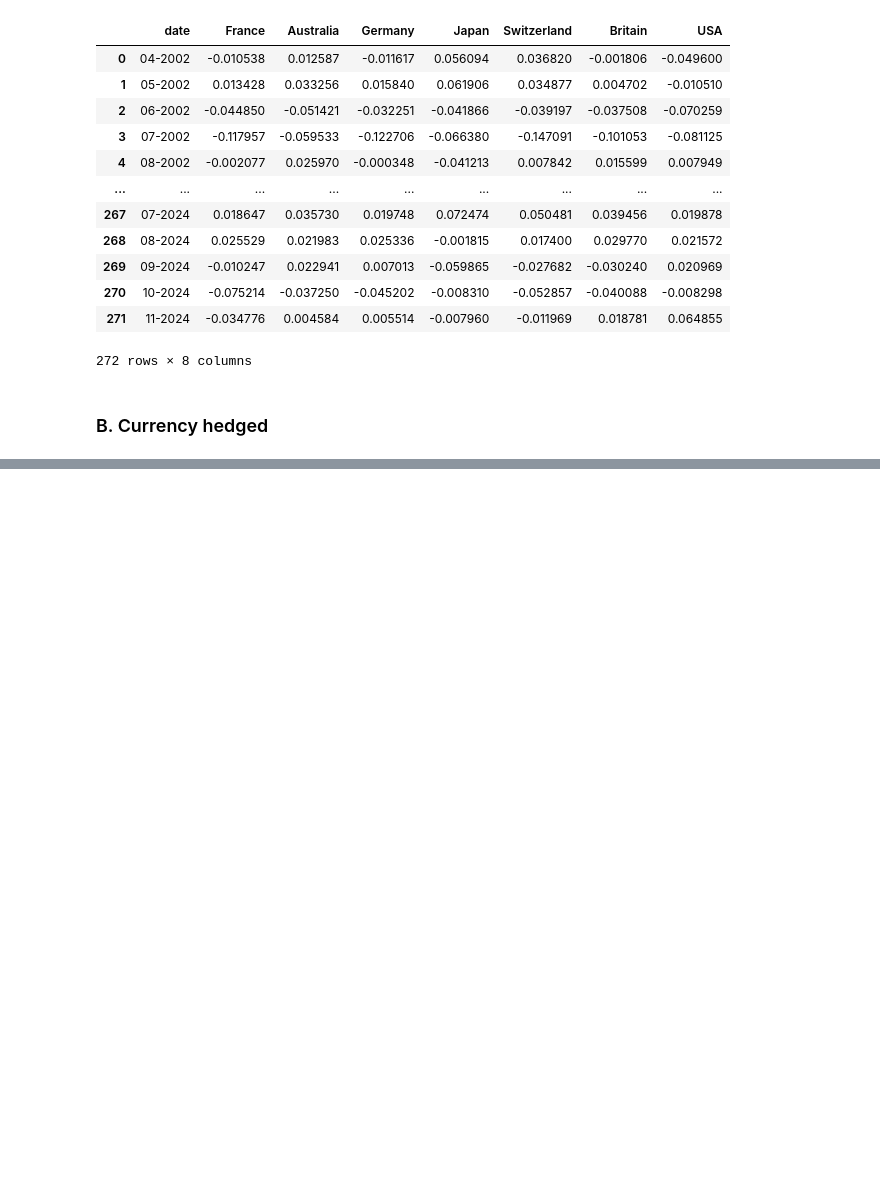
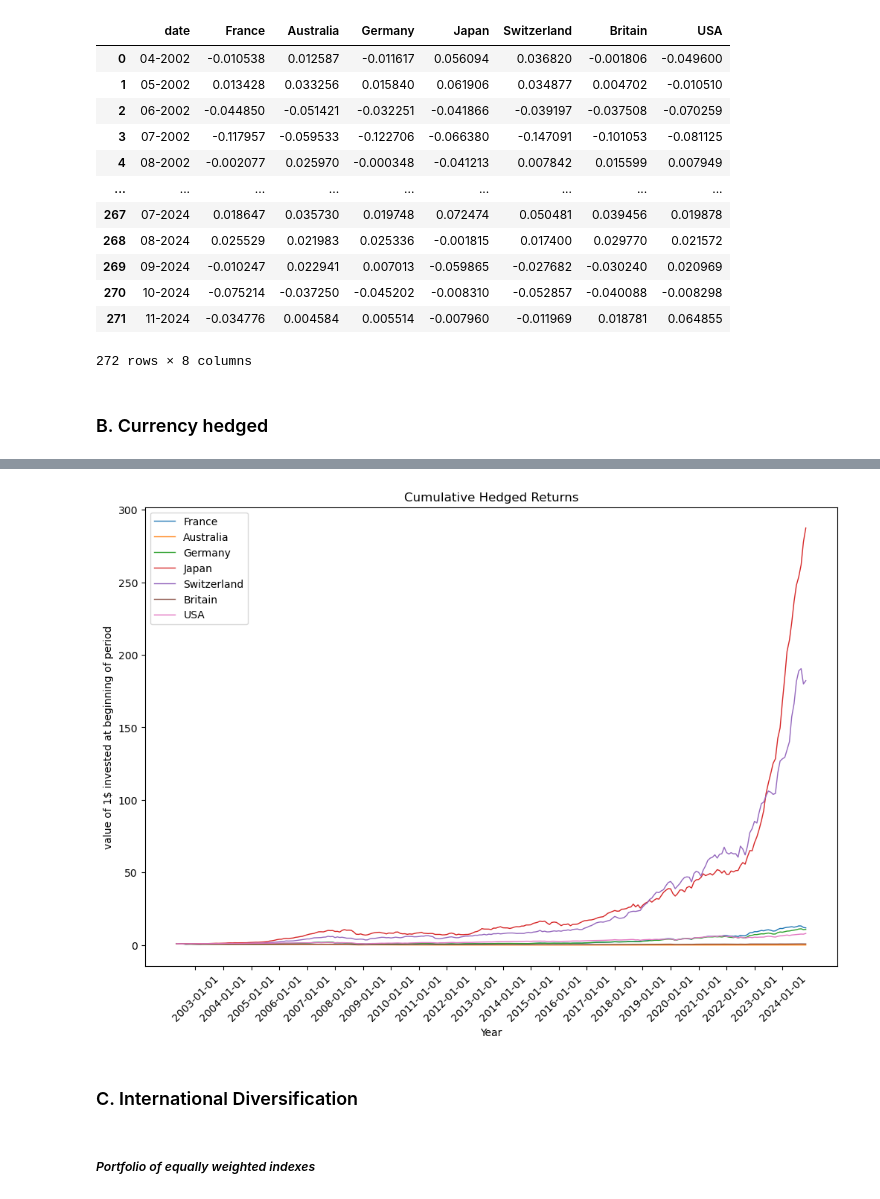
Before and after one commit to pherb127/Investments-Data, a Jupyter notebook: Investments.ipynb, the cells around one changed output, grey strips where cells are left out. Cells and saved outputs as stored; diff of their text form; code cells hidden in the pictures; blank space fills up the shorter version.

```diff
--- a/Investments.ipynb
+++ b/Investments.ipynb
@@ -315,0 +331,23 @@ plt.show()
+# %%
+hedged_returns_cumulative = (1 + hedged_returns.drop(columns=['date'])).cumprod()
+hedged_returns_cumulative['date'] = hedged_returns['date']
+
+fig, ax = plt.subplots(figsize=(12, 8))
+
+for country in ['France', 'Australia', 'Germany', 'Japan', 'Switzerland', 'Britain', 'USA']:
+    ax.plot(hedged_returns_cumulative['date'], hedged_returns_cumulative[country], linestyle='-', linewidth=1, label=country)
+
+ax.set_xticks(pd.date_range(start=hedged_returns_cumulative['date'].min(), end=hedged_returns_cumulative['date'].max(), freq='YS'))
+ax.tick_params(axis='x', rotation=45)
+
+ax.set_title('Cumulative Hedged Returns')
+ax.set_xlabel('Year')
+ax.set_ylabel('value of 1$ invested at beginning of period')
+ax.legend()
+plt.show()
+# %% [output]
+[figure, added]
+# %% [markdown]
+### C. International Diversification
+# %% [markdown]
+##### *Portfolio of equally weighted indexes*
```
Also changed, not shown: parts of 16 cells of this notebook, 2 other files.
